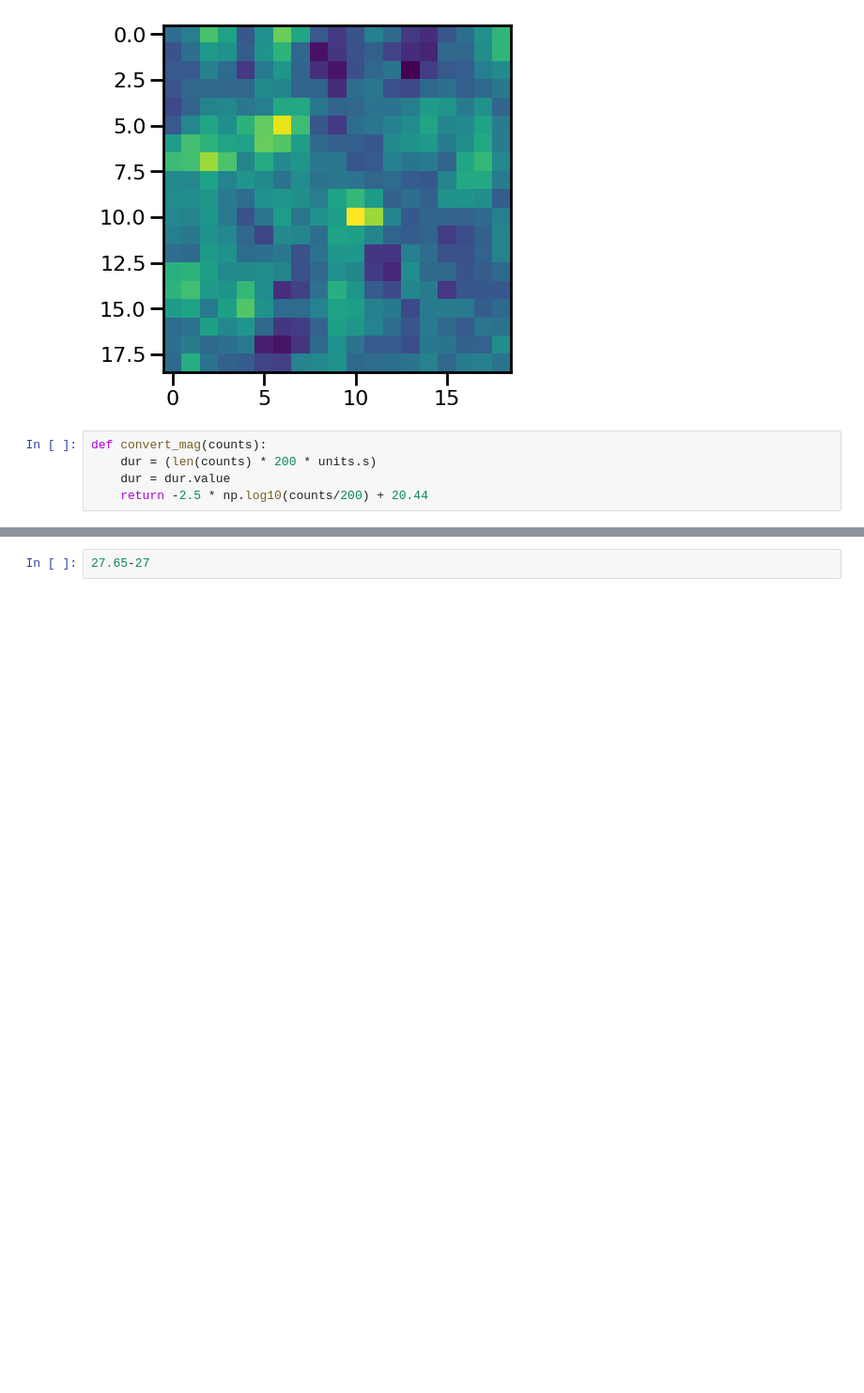
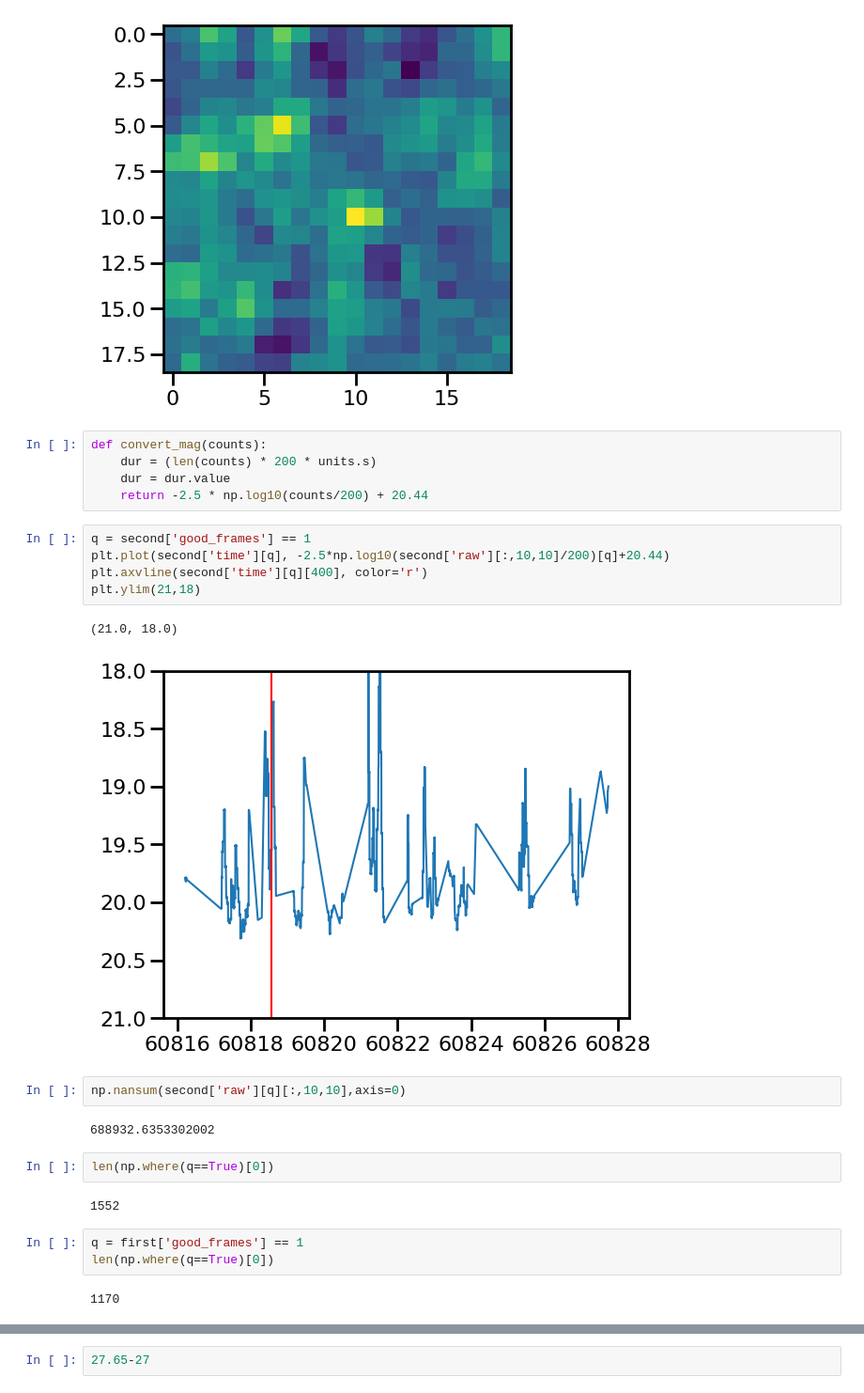
Before and after one commit to afeinstein20/atlas-tess, a Jupyter notebook: notebooks/lightcurve_figure.ipynb, the cells around one changed output, grey strips where cells are left out. Shown at 94% size. Drawn from its saved outputs; the diff is of its cells as text; blank space fills up the shorter version.

```diff
--- a/notebooks/lightcurve_figure.ipynb
+++ b/notebooks/lightcurve_figure.ipynb
@@ -32,3 +54,24 @@ def convert_mag(counts):
     dur = (len(counts) * 200 * units.s)
     dur = dur.value
     return -2.5 * np.log10(counts/200) + 20.44
+# %%
+q = second['good_frames'] == 1
+plt.plot(second['time'][q], -2.5*np.log10(second['raw'][:,10,10]/200)[q]+20.44)
+plt.axvline(second['time'][q][400], color='r')
+plt.ylim(21,18)
+# %% [output]
+(21.0, 18.0)
+[figure, added]
+# %%
+np.nansum(second['raw'][q][:,10,10],axis=0)
+# %% [output]
+688932.6353302002
+# %%
+len(np.where(q==True)[0])
+# %% [output]
+1552
+# %%
+q = first['good_frames'] == 1
+len(np.where(q==True)[0])
+# %% [output]
+1170
```
Also changed, not shown: parts of 5 cells of this notebook, 2 other files.
